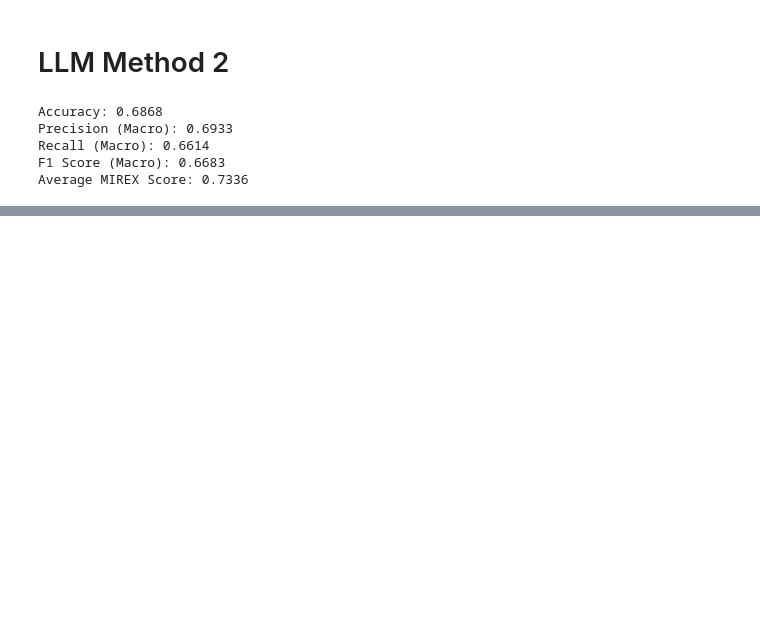
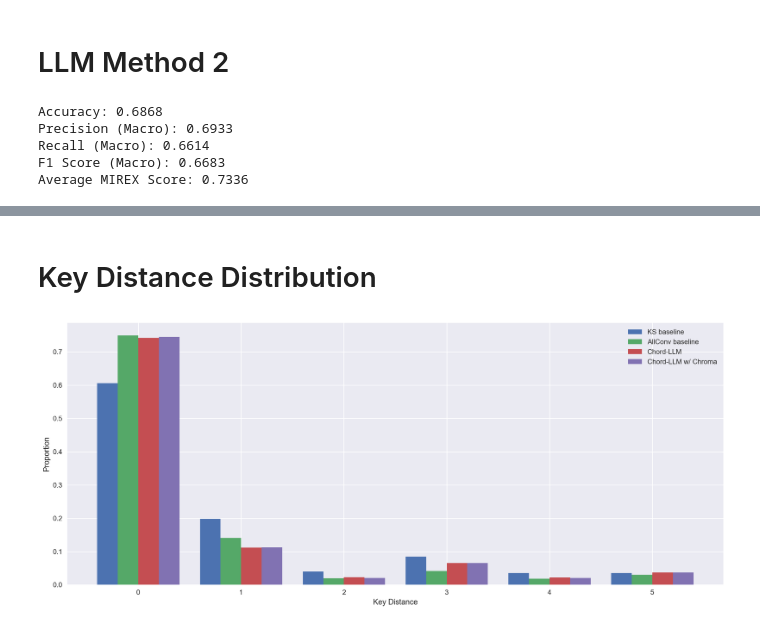
Before and after one commit to jeffgord/llm-key-estimation, a Jupyter notebook: evaluation/eval.ipynb, the cells around one changed output, grey strips where cells are left out. Cells and saved outputs as stored; diff of their text form; code cells hidden in the pictures; blank space fills up the shorter version.

```diff
--- a/evaluation/eval.ipynb
+++ b/evaluation/eval.ipynb
@@ -254,17 +271,0 @@ McNemar p-value: 0.000219058
-# %%
-baseline_scores = np.array([
-    mir_eval.key.weighted_score(true, pred)
-    for true, pred in zip(actual_keys, allconv_keys)
-])
-llm_scores = np.array([
-    mir_eval.key.weighted_score(true, pred)
-    for true, pred in zip(actual_keys, llm_keys2)
-])
-score_diffs = llm_scores - baseline_scores
-observed_diff = score_diffs.mean()
-t_stat, p_value = ttest_rel(llm_scores, baseline_scores)
-
-print("Paired significance test on average MIREX score")
-print(f"Observed mean difference (LLM - AllConv): {observed_diff:.4f}")
-print(f"Paired t-statistic: {t_stat:.4f}")
-print(f"Paired t-test p-value: {p_value:.6g}")
@@ -275,0 +384,48 @@ Paired t-test p-value: 0.028489
+# %% [markdown]
+# Key Distance Distribution
+# %%
+def _build_key_distance_matrix() -> dict[tuple[str, str], int]:
+    all_keys = [f"{r} {m}" for r in ROOTS for m in ('major', 'minor')]
+
+    def _pitch_classes(k: key.Key) -> frozenset[int]:
+        s = scale.MinorScale(k.tonic) if k.mode == 'minor' else scale.MajorScale(k.tonic)
+        return frozenset(p.pitchClass for p in s.getPitches()[:-1])
+
+    pcs = {k: _pitch_classes(key.Key(*k.split())) for k in all_keys}
+    return {(k1, k2): 7 - len(pcs[k1] & pcs[k2]) for k1 in all_keys for k2 in all_keys}
+
+_KEY_DISTANCE = _build_key_distance_matrix()
+
+def get_key_distance(key1: str, key2: str) -> int:
+    """Number of notes that differ between two keys. Uses natural minor for minor keys."""
+    return _KEY_DISTANCE[(normalize_key(key1), normalize_key(key2))]
+
+method_predictions = {
+    'KS baseline': ks_keys,
+    'AllConv baseline': allconv_keys,
+    'Chord-LLM': llm_keys,
+    'Chord-LLM w/ Chroma': llm_keys2,
+}
+
+all_distances = {name: [get_key_distance(pred, true) for pred, true in zip(preds, actual_keys)] for name, preds in method_predictions.items()}
+max_distance = max(max(distances) for distances in all_distances.values())
+all_bins = np.arange(max_distance + 1)
+
+fig, ax = plt.subplots(figsize=(14, 6))
+width = 0.2
+x = np.arange(len(all_bins))
+
+for offset, (method_name, distances) in enumerate(all_distances.items()):
+    distance_counts = Counter(distances)
+    proportions = np.array([distance_counts.get(distance, 0) / len(distances) for distance in all_bins])
+    ax.bar(x + (offset - (len(all_distances) - 1) / 2) * width, proportions, width, label=method_name)
+
+ax.set_xlabel('Key Distance')
+ax.set_ylabel('Proportion')
+ax.set_xticks(x)
+ax.set_xticklabels(all_bins)
+ax.legend()
+plt.tight_layout()
+plt.show()
+# %% [output]
+[figure, added]
```
Also changed, not shown: parts of 16 cells of this notebook, 2 other files.
